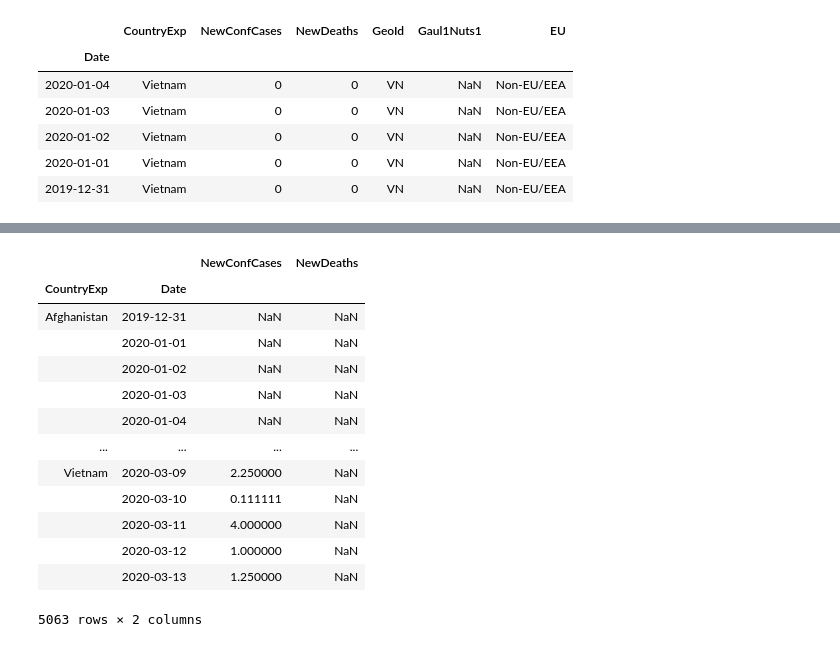
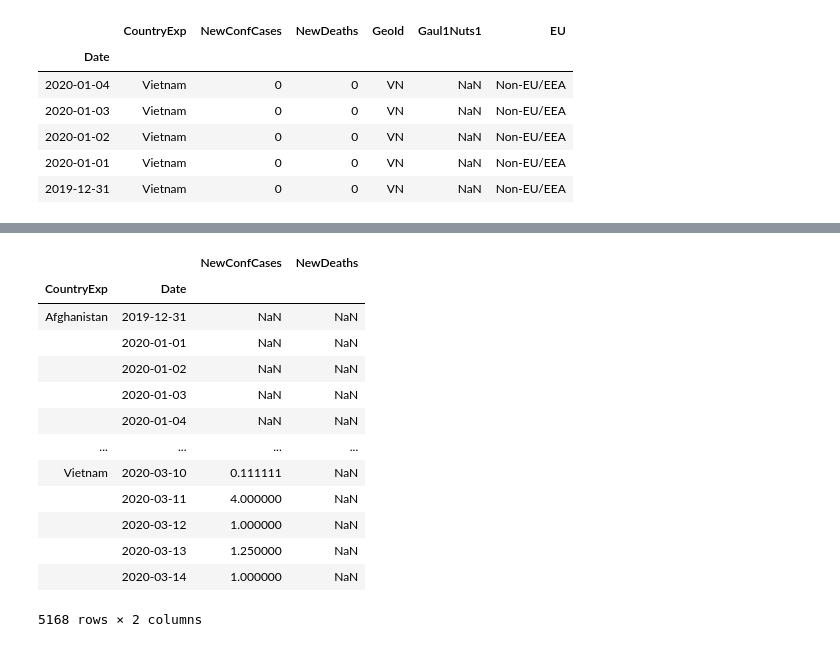
Before and after one commit to ilmitch/covid_eda, a Jupyter notebook: backend/working/COVID-EDA.ipynb, the cells around one changed output, grey strips where cells are left out. Cells and saved outputs as stored; diff of their text form; code cells hidden in the pictures.

```diff
--- a/backend/working/COVID-EDA.ipynb
+++ b/backend/working/COVID-EDA.ipynb
@@ -14,2 +23,2 @@ https://www.ecdc.europa.eu/en/publications-data/download-todays-data-geographic-
 # %%
-filename_path = '_input/01_ecdc/COVID-19-geographic-disbtribution-worldwide-2020-03-13.xls'
+filename_path = '_input/01_ecdc/COVID-19-geographic-disbtribution-worldwide-2020-03-14_1.xls'
@@ -85,0 +80,3 @@ Name: CountryExp, Length: 120, dtype: int64
+# %%
+# capitalizing each Country name for later join operation with pop_df
+df['CountryExp'] = df['CountryExp'].str.title()
@@ -106,7 +127,9 @@ country_df
 # %%
-def growth_ratio(a, b):
+def growth_factor(a, b):
     '''
-    return growth ratio, it check denominator is larger than zero
+    return growth factor, before computing ratio, it checks that denominator is larger than zero
+    if denominator is zero a NaN is returned
+
     param: Value Today, Value Yesterday
     return: growth ratio
     '''
@@ -122,4 +144,8 @@ pd.concat([country_df, country_df.shift(1)], axis=1).to_csv('temp.csv')
 shift1_df = country_df.unstack(level=0).shift(1).stack(level=1).swaplevel(axis=0).sort_index()
 # %%
-grow_rate_new = pd.concat([country_df, shift1_df], axis=1).apply(lambda X: growth_ratio(X[0],X[2]), axis=1)
-grow_rate_death = pd.concat([country_df, shift1_df], axis=1).apply(lambda X: growth_ratio(X[1],X[3]), axis=1)
+# growth factor calculation
+grow_rate_conf = pd.concat([country_df, shift1_df], axis=1).apply(lambda X: growth_factor(X[0],X[2]), axis=1)
+grow_rate_death = pd.concat([country_df, shift1_df], axis=1).apply(lambda X: growth_factor(X[1],X[3]), axis=1)
+
+grow_rate_conf.rename('NewConfCases', inplace=True)
+grow_rate_death.rename('NewDeaths', inplace=True)
@@ -143,18 +152,19 @@ Name: NewDeaths, Length: 5063, dtype: float64
 # %%
-growth_rate_df = pd.concat([grow_rate_new, grow_rate_death], axis=1)
-growth_rate_df
+# concatenating Series in a DataFrame
+growth_factor_df = pd.concat([grow_rate_conf, grow_rate_death], axis=1)
+growth_factor_df
 # %% [output]
 |  |  | NewConfCases | NewDeaths |
 | CountryExp | Date |  |  |
 | Afghanistan | 2019-12-31 | NaN | NaN |
 |  | 2020-01-01 | NaN | NaN |
 |  | 2020-01-02 | NaN | NaN |
 |  | 2020-01-03 | NaN | NaN |
 |  | 2020-01-04 | NaN | NaN |
 | ... | ... | ... | ... |
-| Vietnam | 2020-03-09 | 2.250000 | NaN |
-|  | 2020-03-10 | 0.111111 | NaN |
+| Vietnam | 2020-03-10 | 0.111111 | NaN |
 |  | 2020-03-11 | 4.000000 | NaN |
 |  | 2020-03-12 | 1.000000 | NaN |
 |  | 2020-03-13 | 1.250000 | NaN |
+|  | 2020-03-14 | 1.000000 | NaN |
-5063 rows × 2 columns
+5168 rows × 2 columns
```
Also changed, not shown: parts of 72 cells of this notebook, 3 other files.
